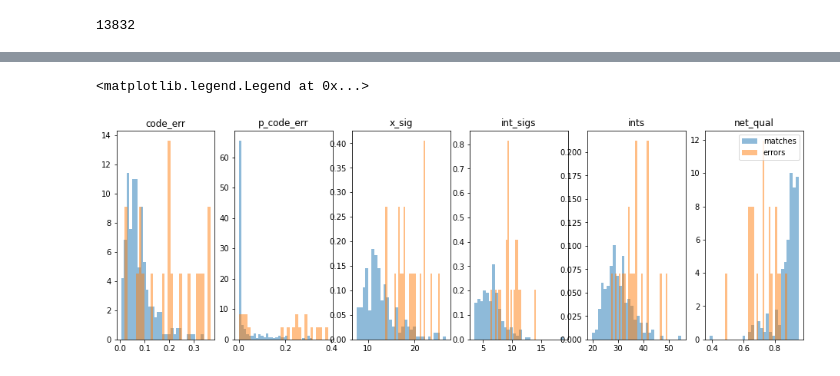
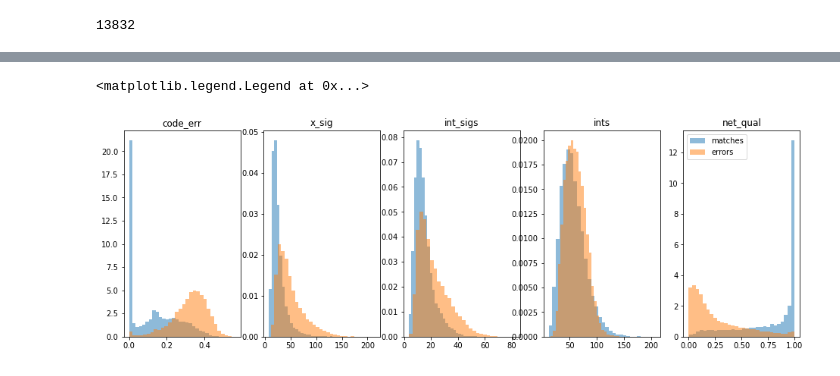
Before and after one commit to TuragaLab/decode_fish, a Jupyter notebook: nbs/22_MERFISH_codenet.ipynb, the cells around one changed output, grey strips where cells are left out. Saved outputs shown, nothing was run; the diff lists cells and outputs as text; code cells hidden in the pictures.

```diff
--- a/nbs/22_MERFISH_codenet.ipynb
+++ b/nbs/22_MERFISH_codenet.ipynb
@@ -142,7 +148,7 @@ def extract_rmses(vol, ixy_coords, size_xy = 10, px_size=100):
 # export
 class code_net(nn.Module):
 
-    def __init__(self, n_inputs=6, n_outputs=1):
+    def __init__(self, n_inputs=69, n_outputs=1):
         super(code_net, self).__init__()
 
         self.fc1 = nn.Linear(n_inputs, 128)
@@ -164,7 +170,7 @@ from decode_fish.funcs.output_trafo import *
 from decode_fish.funcs.evaluation import *
 from decode_fish.engine.gmm_loss import *
 
-num_iters = 100
+num_iters = 500
 batch_size = 100
 i = 0
 
@@ -179,7 +185,8 @@ for i in tqdm(range(num_iters)):
 
         x, local_rate, background = next(iter(decode_dl))
         sim_vars = PointProcessUniform(local_rate*3.,model.int_dist.int_conc, model.int_dist.int_rate,
-                                       model.int_dist.int_loc, channels=16, n_bits=4, sim_z=False, codebook=torch.tensor(code_inds)).sample(from_code_book=True, phasing=cfg.exp_type.phasing)
+                                       model.int_dist.int_loc, channels=16, n_bits=4, sim_z=False, codebook=torch.tensor(code_inds),
+                                       int_option=cfg.training.inp_option).sample(from_code_book=True, phasing=cfg.exp_type.phasing)
         xsim = micro(*sim_vars, add_noise=True)
         xsimn = micro.noise(xsim, background, const_theta_sim=False).sample()
 
@@ -193,15 +200,15 @@ for i in tqdm(range(num_iters)):
 
         perf, matches, _ = matching(px_to_nm(gt_df), pred_df, tolerance=200, print_res=False)
 
-        pred_df = get_code_from_ints(pred_df, code_ref, targets, int_str='')
+        pred_df = get_code_from_ints(pred_df, code_ref, targets, int_str='', p_str='')
         pred_df = pred_df.set_index('loc_idx')
         matches = get_code_from_ints(matches, code_ref, targets, int_str='_tar')
         pred_df.loc[matches['loc_idx_pred'],'matched_code'] = matches['code_inds'].values
         pred_df['gt_match'] = np.zeros(len(pred_df))
         pred_df.loc[pred_df['code_inds']==pred_df['matched_code'], 'gt_match'] += 1
 
-        get_p = get_code_from_ints(pred_df, code_ref, targets, int_str='', p_str='p_')
-        pred_df['p_code_err'] = get_p['code_err']
+#         pred_df = get_code_from_ints(pred_df, code_ref, targets, int_str='', p_str='p_')
+#         pred_df['p_code_err'] = get_p['code_err']
 #         res_dict = post_proc.get_si_resdict(res_dict, p_si=None)
 #         ch_img_col = []
 #         for i in range(16):
@@ -218,11 +225,11 @@ for i in tqdm(range(num_iters)):
 #     matches = matches.sample(frac=1).reset_index(drop=True)
     pred_df = pred_df.sample(frac=1).reset_index(drop=True)
 
-    for b in range(len(matches)//batch_size):
+    for b in range(len(pred_df)//batch_size):
 
         opt.zero_grad()
 
-        net_inp = T(input_from_df(pred_df[b*batch_size:(b+1)*batch_size]), dtype=torch.float32).cuda()
+        net_inp = T(input_from_df(pred_df[b*batch_size:(b+1)*batch_size], code_ref), dtype=torch.float32).cuda()
         net_out = net(net_inp)
 
         net_tar = T(pred_df[b*batch_size:(b+1)*batch_size]['gt_match'].values, dtype=torch.float32).cuda()
@@ -252,12 +263,11 @@ inf_df = merfish_predict(model, post_proc, image_paths, window_size=[None, 256,
 # %%
 out_vals = []
-inf_df = get_code_from_ints(inf_df, code_ref, targets, int_str='')
-get_p = get_code_from_ints(inf_df, code_ref, targets, int_str='', p_str='p_')
-inf_df['p_code_err'] = get_p['code_err']
+inf_df = get_code_from_ints(inf_df, code_ref, targets, int_str='', p_str='')
+# inf_df['p_code_err'] = get_p['code_err']
 
 for b in tqdm(range(len(inf_df)//100 + 1)):
     if len(inf_df[b*100:(b+1)*100]):
-        net_inp = T(input_from_df(inf_df[b*100:(b+1)*100]), dtype=torch.float32).cuda()
+        net_inp = T(input_from_df(inf_df[b*100:(b+1)*100], code_ref), dtype=torch.float32).cuda()
         net_out = torch.sigmoid(net(net_inp))
 
         out_vals.append(np.array(cpu(net_out)))
@@ -270,7 +288,7 @@ plt.hist(inf_df['net_qual'])
 inf_df.to_csv(f'../data/results/MERFISH/{csv_name}.csv', index=False)
 # %%
 from decode_fish.engine.point_process import *
-num_iters = 1
+num_iters = 10
 i = 0
 
 out_vals = []
@@ -283,8 +301,9 @@ for i in tqdm(range(num_iters)):
     with torch.no_grad():
 
         x, local_rate, background = next(iter(decode_dl))
-        sim_vars = PointProcessUniform(local_rate*1.,model.int_dist.int_conc, model.int_dist.int_rate,
-                                       model.int_dist.int_loc+1, channels=16, n_bits=4, sim_z=False, codebook=torch.tensor(code_inds)).sample(from_code_book=True, phasing=cfg.exp_type.phasing)
+        sim_vars = PointProcessUniform(local_rate*3.,model.int_dist.int_conc, model.int_dist.int_rate,
+                                       model.int_dist.int_loc, channels=16, n_bits=4, sim_z=False,
+                                       codebook=torch.tensor(code_inds), int_option=cfg.training.inp_option).sample(from_code_book=True, phasing=cfg.exp_type.phasing)
         xsim = micro(*sim_vars, add_noise=True)
         xsimn = micro.noise(xsim, background).sample()
 
@@ -298,15 +317,15 @@ for i in tqdm(range(num_iters)):
 
         perf, matches, _ = matching(px_to_nm(gt_df), pred_df, tolerance=500, print_res=False)
 
-        pred_df = get_code_from_ints(pred_df, code_ref, targets, int_str='', p_str='')
+        pred_df = get_code_from_ints(pred_df, code_ref, targets, int_str='', p_str='p_')
         pred_df = pred_df.set_index('loc_idx')
         matches = get_code_from_ints(matches, code_ref, targets, int_str='_tar')
         pred_df.loc[matches['loc_idx_pred'],'matched_code'] = matches['code_inds'].values
         pred_df['gt_match'] = np.zeros(len(pred_df))
         pred_df.loc[pred_df['code_inds']==pred_df['matched_code'], 'gt_match'] += 1
 
-        get_p = get_code_from_ints(pred_df, code_ref, targets, int_str='', p_str='p_')
-        pred_df['p_code_err'] = get_p['code_err']
+#         get_p = get_code_from_ints(pred_df, code_ref, targets, int_str='', p_str='p_')
+#         pred_df['p_code_err'] = get_p['code_err']
 
 #         res_dict = post_proc.get_si_resdict(res_dict, p_si=None)
 #         ch_img_col = []
@@ -323,7 +342,7 @@ for i in tqdm(range(num_iters)):
 
     pred_df = pred_df.sample(frac=1).reset_index(drop=True)
 
-    net_inp = T(input_from_df(pred_df), dtype=torch.float32).cuda()
+    net_inp = T(input_from_df(pred_df, code_ref), dtype=torch.float32).cuda()
     net_out = torch.sigmoid(net(net_inp))
 #     matches[[f'bin_{i}' for i in range(16)]] = np.array(cpu(net_out))
 
@@ -339,17 +358,17 @@ res_df = df_col.reset_index()
 # %%
 res_df['int_sigs'] = res_df[[f'int_sig_{i}' for i in range(16)]].values.sum(1)
 res_df['ints'] = res_df[[f'int_{i}' for i in range(16)]].values.sum(1)
-metrics = ['code_err', 'p_code_err', 'x_sig', 'int_sigs','ints','net_qual']
+metrics = ['code_err', 'x_sig', 'int_sigs','ints','net_qual']
 plt.figure(figsize=(16,5))
 for i in range(len(metrics)):
     plt.subplot(1,len(metrics),i+1)
     _=plt.hist(res_df[res_df['gt_match'] == 1][metrics[i]], density=True, alpha=0.5, bins=30, label='matches')
     _=plt.hist(res_df[res_df['gt_match'] == 0][metrics[i]], density=True, alpha=0.5, bins=30, label='errors')
     plt.title(metrics[i])
 plt.legend()
 # %% [output]
 <matplotlib.legend.Legend at 0x...>
-[figure, old version]
+[figure, new version]
 # %%
 # export
 def make_roc(df, var='code_err', ascending=True, n_max=30000):
```
Also changed, not shown: parts of 10 cells of this notebook, 29 other files.
